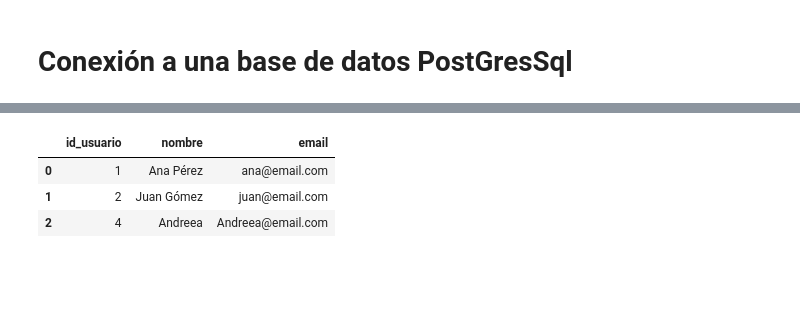
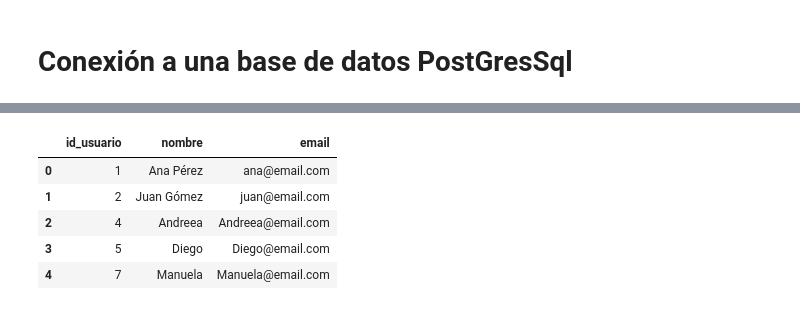
Before and after one commit to diego-dng/1026_DS_VITORIA-GASTEIZ, a Jupyter notebook: 2-Data_analysis/6-BBDD/SQL/Teoria/SQL_Python/sql_postgres.ipynb, the cells around one changed output, grey strips where cells are left out. Drawn from its saved outputs; the diff is of its cells as text; code cells hidden in the pictures; blank space fills up the shorter version.

```diff
--- a/2-Data_analysis/6-BBDD/SQL/Teoria/SQL_Python/sql_postgres.ipynb
+++ b/2-Data_analysis/6-BBDD/SQL/Teoria/SQL_Python/sql_postgres.ipynb
@@ -13,9 +8,9 @@ import pandas as pd
 # %%
 hosting = "localhost"
 puerto = "5432"
-nombre_db = "libros"
+nombre_db = "postgres"
 usuario = "postgres"
-pswd = "123456789"
+pswd = "abc123"
 # %%
 conn = psycopg2.connect(
         host = hosting,
@@ -64,10 +48,12 @@ cursor.execute("INSERT INTO usuario VALUES (4, 'Andreea', 'Andreea@email.com')")
 # %%
 conn.commit()
 # %%
-df_libros_gabriel = sql_query("select * from usuario")
-df_libros_gabriel
+df_usuario = sql_query("select * from usuario")
+df_usuario
 # %% [output]
 |  | id_usuario | nombre | email |
 | 0 | 1 | Ana Pérez | ana@email.com |
 | 1 | 2 | Juan Gómez | juan@email.com |
 | 2 | 4 | Andreea | Andreea@email.com |
+| 3 | 5 | Diego | Diego@email.com |
+| 4 | 7 | Manuela | Manuela@email.com |
```
Also changed, not shown: parts of 16 cells of this notebook, 1 other file.
